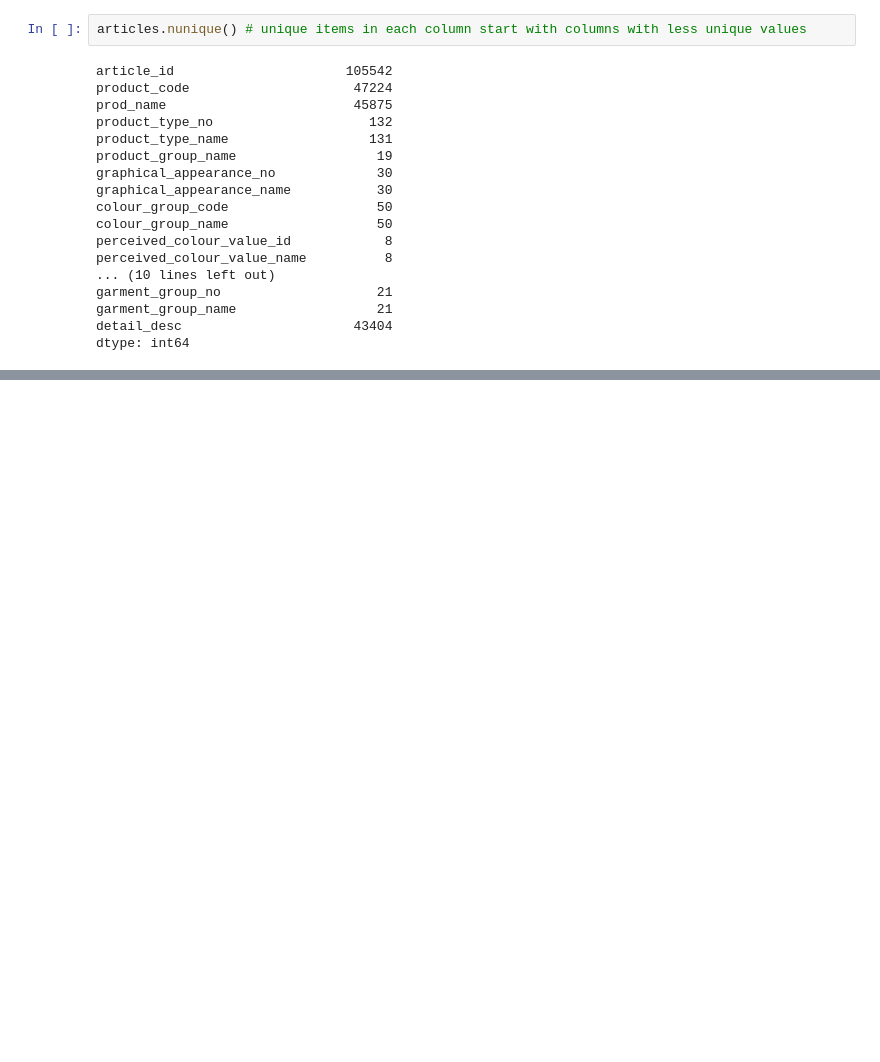
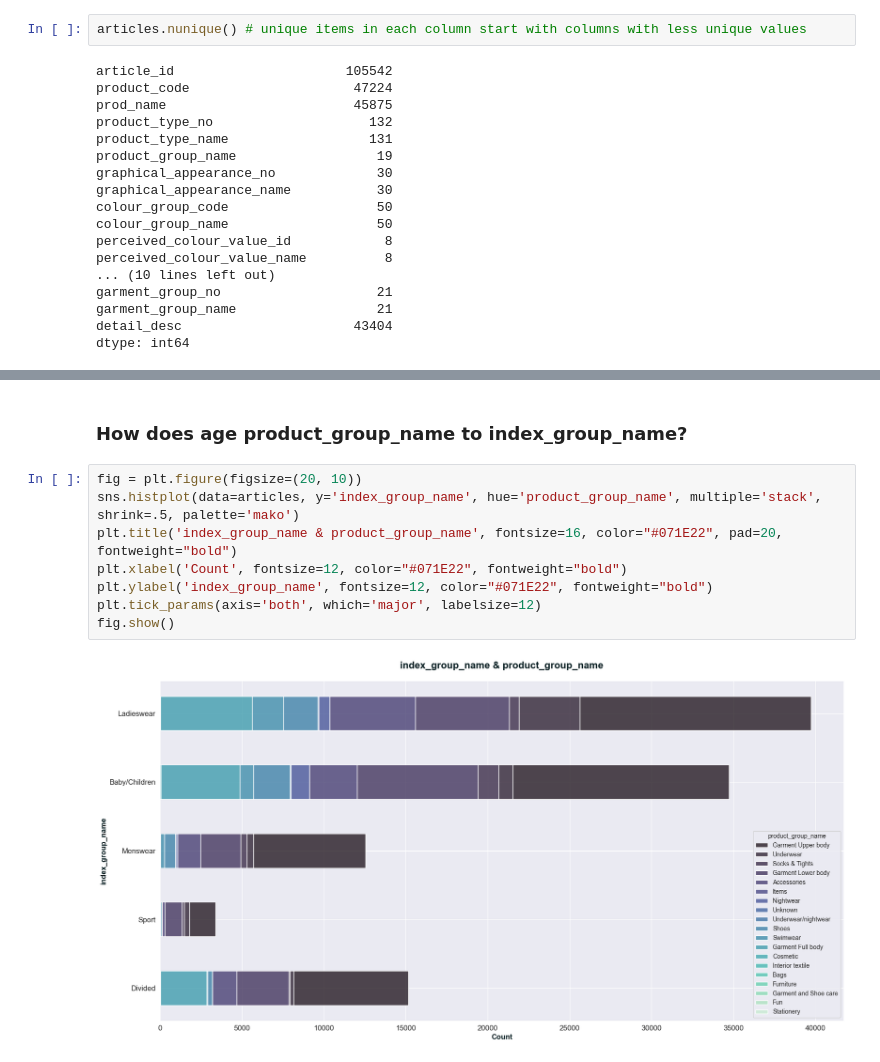
Before and after one commit to gloriahwoang/EcommerceRecSys, a Jupyter notebook: code/EDA.ipynb, the cells around one changed output, grey strips where cells are left out. Saved outputs shown, nothing was run; the diff lists cells and outputs as text; blank space fills up the shorter version.

```diff
--- a/code/EDA.ipynb
+++ b/code/EDA.ipynb
@@ -100,0 +125,12 @@ dtype: int64
+# %% [markdown]
+### How does age product_group_name to index_group_name?
+# %%
+fig = plt.figure(figsize=(20, 10))
+sns.histplot(data=articles, y='index_group_name', hue='product_group_name', multiple='stack', shrink=.5, palette='mako')
+plt.title('index_group_name & product_group_name', fontsize=16, color="#071E22", pad=20, fontweight="bold")
+plt.xlabel('Count', fontsize=12, color="#071E22", fontweight="bold")
+plt.ylabel('index_group_name', fontsize=12, color="#071E22", fontweight="bold")
+plt.tick_params(axis='both', which='major', labelsize=12)
+fig.show()
+# %% [output]
+[figure, added]
```
Also changed, not shown: parts of 30 cells of this notebook, 7 other files.
